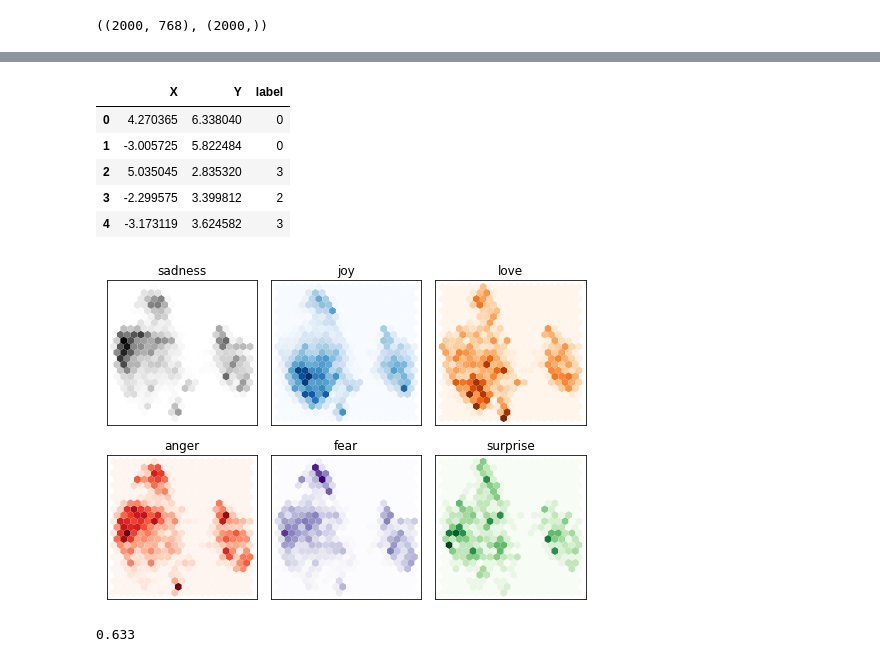
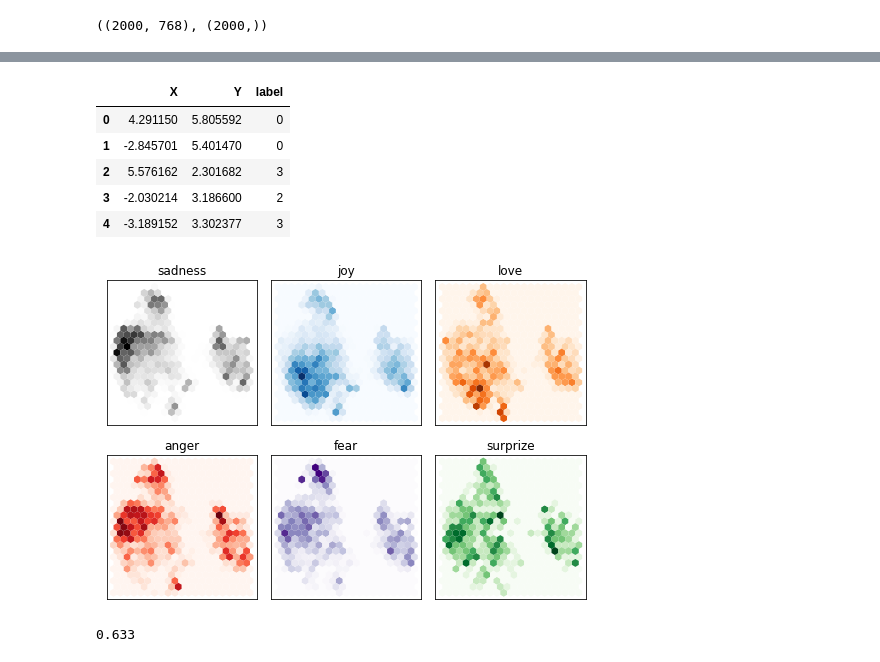
Before and after one commit to HoriiLabWork/lab-work, a Jupyter notebook: Transformers_chapter2.ipynb, the cells around one changed output, grey strips where cells are left out. Saved outputs shown, nothing was run; the diff lists cells and outputs as text; code cells hidden in the pictures.

Commit message:
fix: change data source emotion to SetFix/emotion

```diff
--- a/Transformers_chapter2.ipynb
+++ b/Transformers_chapter2.ipynb
@@ -32,6 +32,8 @@ print(f"{all_datasets[:10]}")
 # %%
 from datasets import load_dataset
 
-emotions = load_dataset("emotion")
+# emotionデータセットが消されてるっぽい（https://github.com/huggingface/datasets/issues/5342）
+# 同じ内容のSetFit/emotionで代用
+emotions = load_dataset("SetFit/emotion")
 emotions
 # %% [output]
@@ -328,28 +324,29 @@ df_emb["label"] = y_train
 df_emb.head()
 # %% [output]
 |  | X | Y | label |
-| 0 | 4.270365 | 6.338040 | 0 |
-| 1 | -3.005725 | 5.822484 | 0 |
-| 2 | 5.035045 | 2.835320 | 3 |
-| 3 | -2.299575 | 3.399812 | 2 |
-| 4 | -3.173119 | 3.624582 | 3 |
+| 0 | 4.291150 | 5.805592 | 0 |
+| 1 | -2.845701 | 5.401470 | 0 |
+| 2 | 5.576162 | 2.301682 | 3 |
+| 3 | -2.030214 | 3.186600 | 2 |
+| 4 | -3.189152 | 3.302377 | 3 |
 # %%
 fig, axes = plt.subplots(2, 3, figsize=(7,5))
 axes = axes.flatten()
 cmaps = ["Greys", "Blues", "Oranges", "Reds", "Purples", "Greens"]
-labels = emotions["train"].features["label"].names
+# labels = emotions["train"].features["label"].names
+labels = ['sadness', 'joy', 'love', 'anger', 'fear', 'surprize']
 
 for i, (label, cmap) in enumerate(zip(labels, cmaps)):
   df_emb_sub = df_emb.query(f"label=={i}")
   axes[i].hexbin(df_emb_sub["X"], df_emb_sub["Y"], cmap=cmap, gridsize=20, linewidths=(0,))
   axes[i].set_title(label)
   axes[i].set_xticks([])
   axes[i].set_yticks([])
 
 plt.tight_layout()
 plt.show()
 # %% [output]
-[figure, old version]
+[figure, new version]
 # %%
 from sklearn.linear_model import LogisticRegression
 
```
Also changed, not shown: parts of 14 cells of this notebook.
